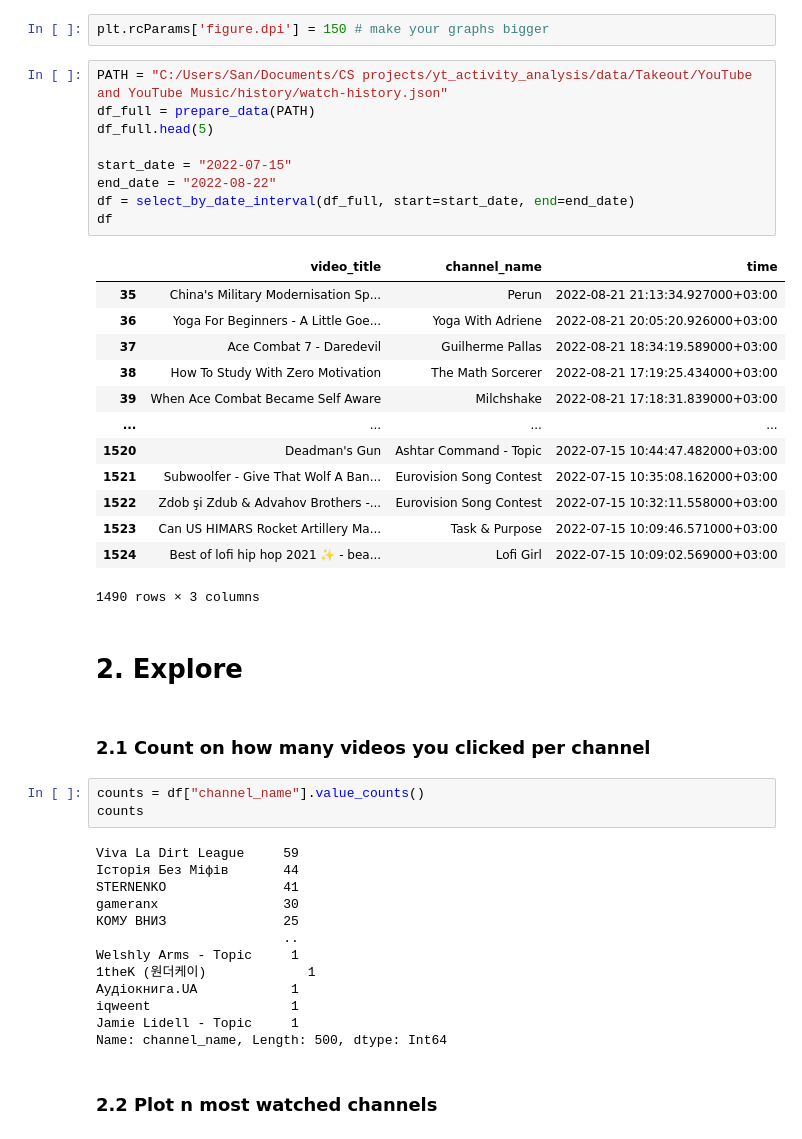
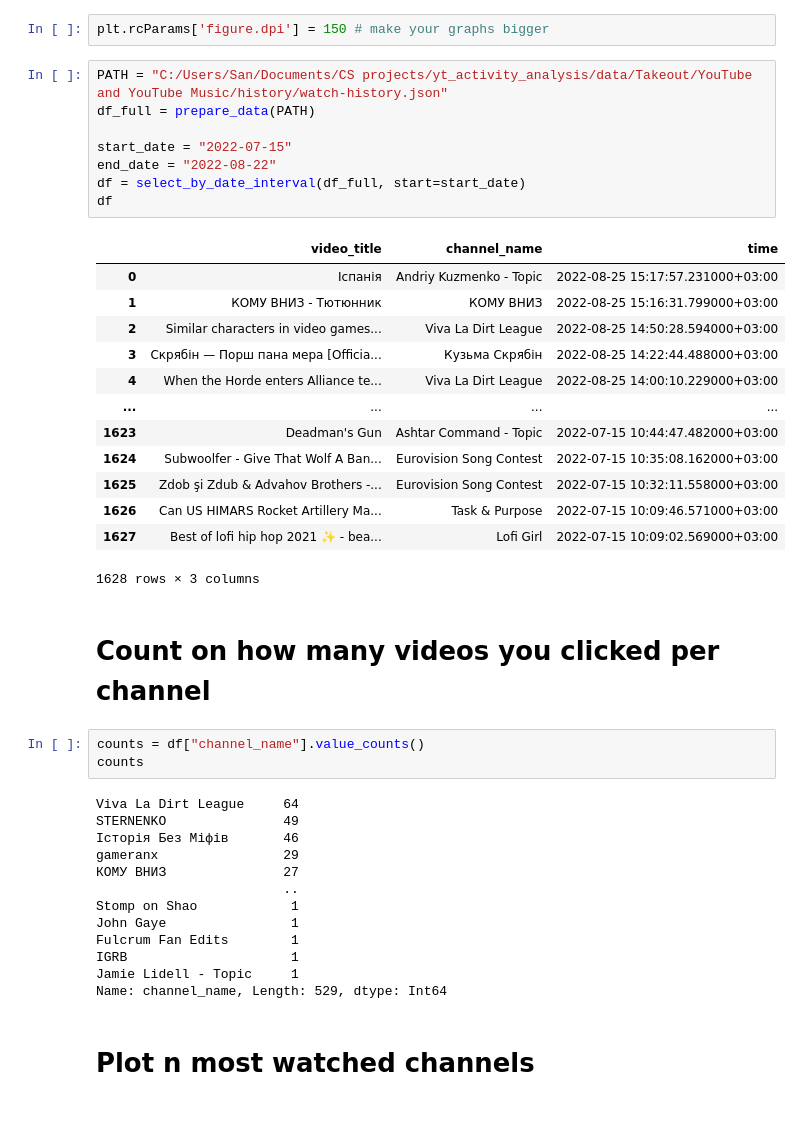
Before and after one commit to SanAntonik/yt_activity_analysis, a Jupyter notebook: explore.ipynb, the cells around one changed output. Saved outputs shown, nothing was run; the diff lists cells and outputs as text.

```diff
--- a/explore.ipynb
+++ b/explore.ipynb
@@ -12,48 +12,45 @@ plt.rcParams['figure.dpi'] = 150 # make your graphs bigger
 # %%
 PATH = "C:/Users/San/Documents/CS projects/yt_activity_analysis/data/Takeout/YouTube and YouTube Music/history/watch-history.json"
 df_full = prepare_data(PATH)
-df_full.head(5)
 
 start_date = "2022-07-15"
 end_date = "2022-08-22"
-df = select_by_date_interval(df_full, start=start_date, end=end_date)
+df = select_by_date_interval(df_full, start=start_date)
 df
 # %% [output]
 |  | video_title | channel_name | time |
-| 35 | China's Military Modernisation Sp... | Perun | 2022-08-21 21:13:34.927000+03:00 |
-| 36 | Yoga For Beginners - A Little Goe... | Yoga With Adriene | 2022-08-21 20:05:20.926000+03:00 |
-| 37 | Ace Combat 7 - Daredevil | Guilherme Pallas | 2022-08-21 18:34:19.589000+03:00 |
-| 38 | How To Study With Zero Motivation | The Math Sorcerer | 2022-08-21 17:19:25.434000+03:00 |
-| 39 | When Ace Combat Became Self Aware | Milchshake | 2022-08-21 17:18:31.839000+03:00 |
+| 0 | Іспанія | Andriy Kuzmenko - Topic | 2022-08-25 15:17:57.231000+03:00 |
+| 1 | КОМУ ВНИЗ - Тютюнник | КОМУ ВНИЗ | 2022-08-25 15:16:31.799000+03:00 |
+| 2 | Similar characters in video games... | Viva La Dirt League | 2022-08-25 14:50:28.594000+03:00 |
+| 3 | Скрябін — Порш пана мера [Officia... | Кузьма Скрябін | 2022-08-25 14:22:44.488000+03:00 |
+| 4 | When the Horde enters Alliance te... | Viva La Dirt League | 2022-08-25 14:00:10.229000+03:00 |
 | ... | ... | ... | ... |
-| 1520 | Deadman's Gun | Ashtar Command - Topic | 2022-07-15 10:44:47.482000+03:00 |
-| 1521 | Subwoolfer - Give That Wolf A Ban... | Eurovision Song Contest | 2022-07-15 10:35:08.162000+03:00 |
-| 1522 | Zdob şi Zdub & Advahov Brothers -... | Eurovision Song Contest | 2022-07-15 10:32:11.558000+03:00 |
-| 1523 | Can US HIMARS Rocket Artillery Ma... | Task & Purpose | 2022-07-15 10:09:46.571000+03:00 |
-| 1524 | Best of lofi hip hop 2021 ✨ - bea... | Lofi Girl | 2022-07-15 10:09:02.569000+03:00 |
+| 1623 | Deadman's Gun | Ashtar Command - Topic | 2022-07-15 10:44:47.482000+03:00 |
+| 1624 | Subwoolfer - Give That Wolf A Ban... | Eurovision Song Contest | 2022-07-15 10:35:08.162000+03:00 |
+| 1625 | Zdob şi Zdub & Advahov Brothers -... | Eurovision Song Contest | 2022-07-15 10:32:11.558000+03:00 |
+| 1626 | Can US HIMARS Rocket Artillery Ma... | Task & Purpose | 2022-07-15 10:09:46.571000+03:00 |
+| 1627 | Best of lofi hip hop 2021 ✨ - bea... | Lofi Girl | 2022-07-15 10:09:02.569000+03:00 |
-1490 rows × 3 columns
+1628 rows × 3 columns
-# %% [markdown]
-# 2. Explore
 # %% [markdown]
-### 2.1 Count on how many videos you clicked per channel
+# Count on how many videos you clicked per channel
 # %%
 counts = df["channel_name"].value_counts()
 counts
 # %% [output]
-Viva La Dirt League     59
-Історія Без Міфів       44
-STERNENKO               41
-gameranx                30
-КОМУ ВНИЗ               25
+Viva La Dirt League     64
+STERNENKO               49
+Історія Без Міфів       46
+gameranx                29
+КОМУ ВНИЗ               27
                         ..
-Welshly Arms - Topic     1
-1theK (원더케이)             1
-Аудіокнига.UA            1
-iqweent                  1
+Stomp on Shao            1
+John Gaye                1
+Fulcrum Fan Edits        1
+IGRB                     1
 Jamie Lidell - Topic     1
-Name: channel_name, Length: 500, dtype: Int64
+Name: channel_name, Length: 529, dtype: Int64
 # %% [markdown]
-### 2.2 Plot n most watched channels
+# Plot n most watched channels
 # %%
 n = 25
 top_n_channels = counts.iloc[:n]
```
Also changed, not shown: parts of 16 cells of this notebook.
